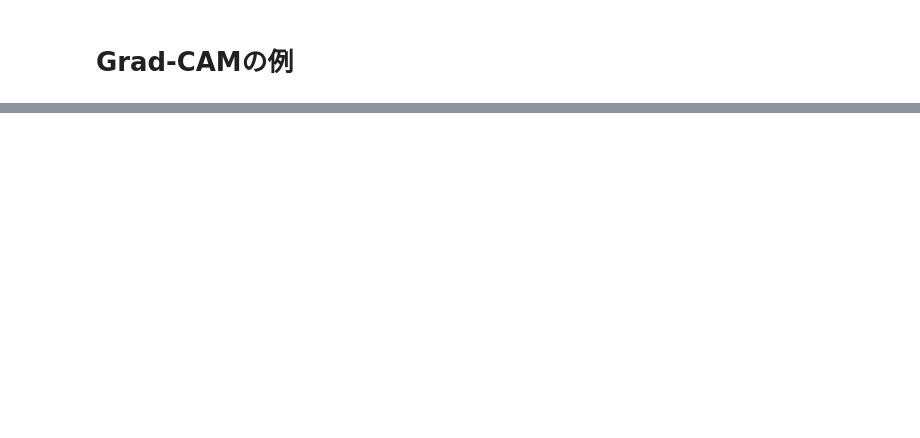
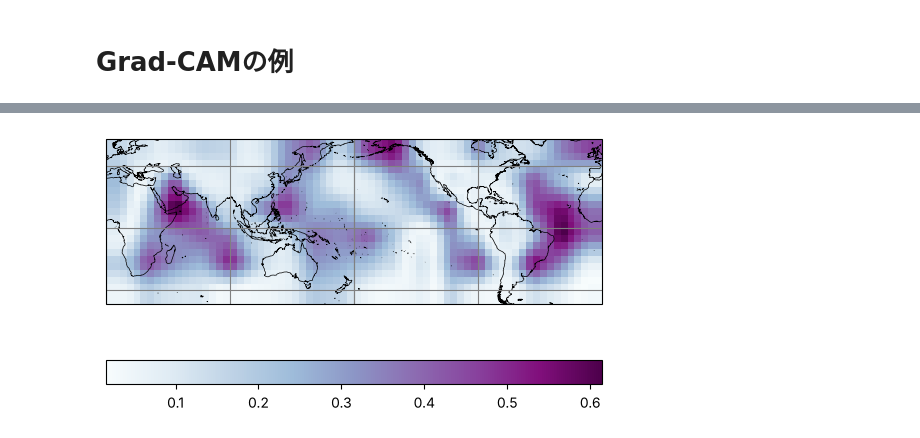
Before and after one commit to HalKiyo/gradcam_demonstration, a Jupyter notebook: 20221124_gradcam.ipynb, the cells around one changed output, grey strips where cells are left out. Drawn from its saved outputs; the diff is of its cells as text; code cells hidden in the pictures; blank space fills up the shorter version.

```diff
--- a/20221124_gradcam.ipynb
+++ b/20221124_gradcam.ipynb
@@ -290,13 +232,8 @@ two_show(x_val_masked[index,:,:,0], heatmap)
 # %%
-saliency = np.empty(x_val_masked.shape[:3])
-for i in range(len(x_val_masked)):
-    preprocessed_input = image_preprocessing(x_val_masked, index=i)
-    predictions = model_grads.predict(preprocessed_input)
-    heatmap = grad_cam(model_grads, preprocessed_input, y_val, "conv2d_5")
-    saliency[i,:,:] = heatmap
-    print(f"validation_sample_number: {i}")
-saliency = saliency.mean(axis=0)
-show(heatmap)
+# 検証データ全体で平均したヒートマップ
+plot_heatmap(heatmaps.mean(axis=0));
+# %% [output]
+[figure, added]
 # %% [markdown]
 # ご清聴ありがとうございました
 <div align="center">
```
Also changed, not shown: parts of 17 cells of this notebook, 16 other files.
